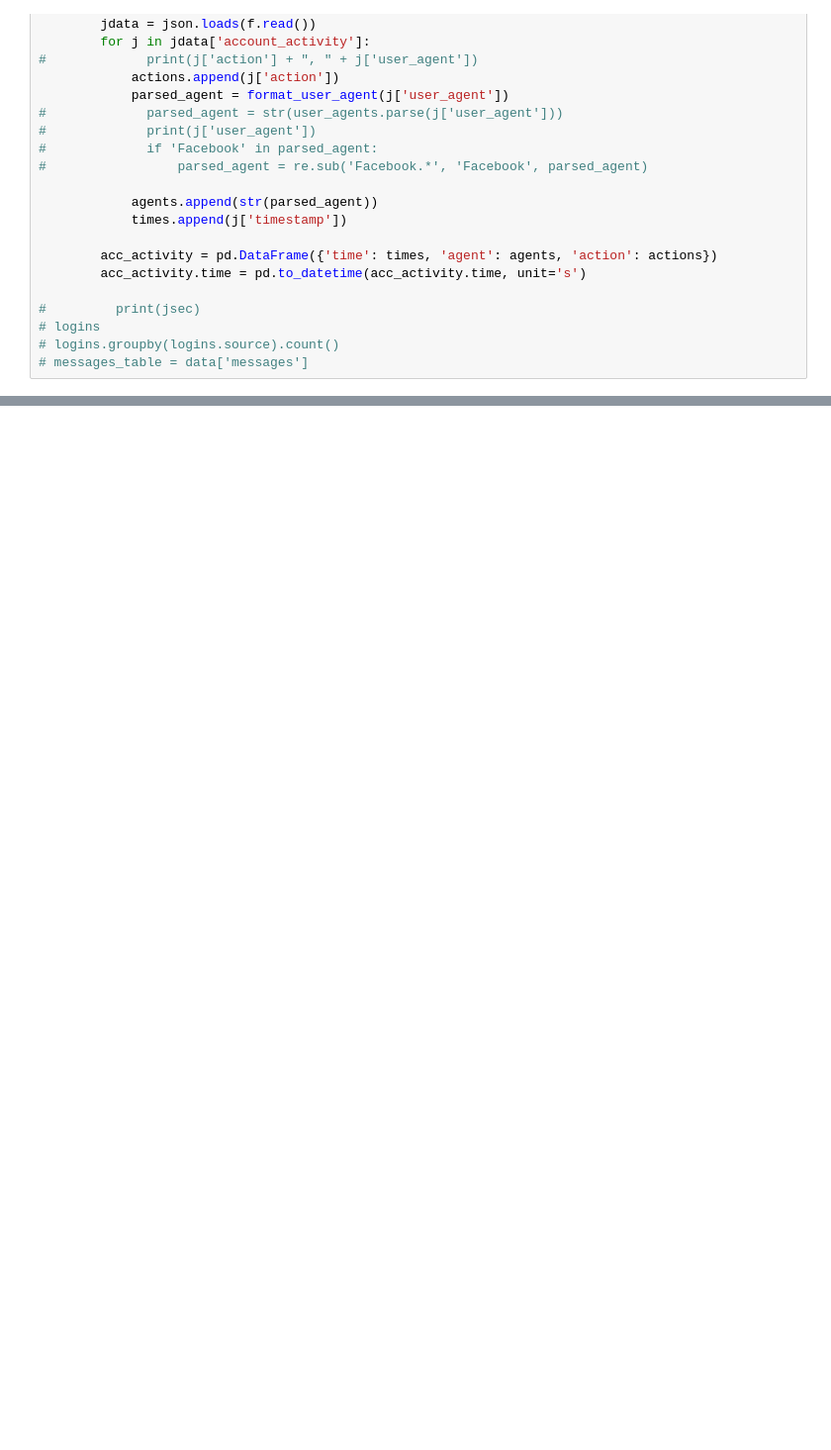
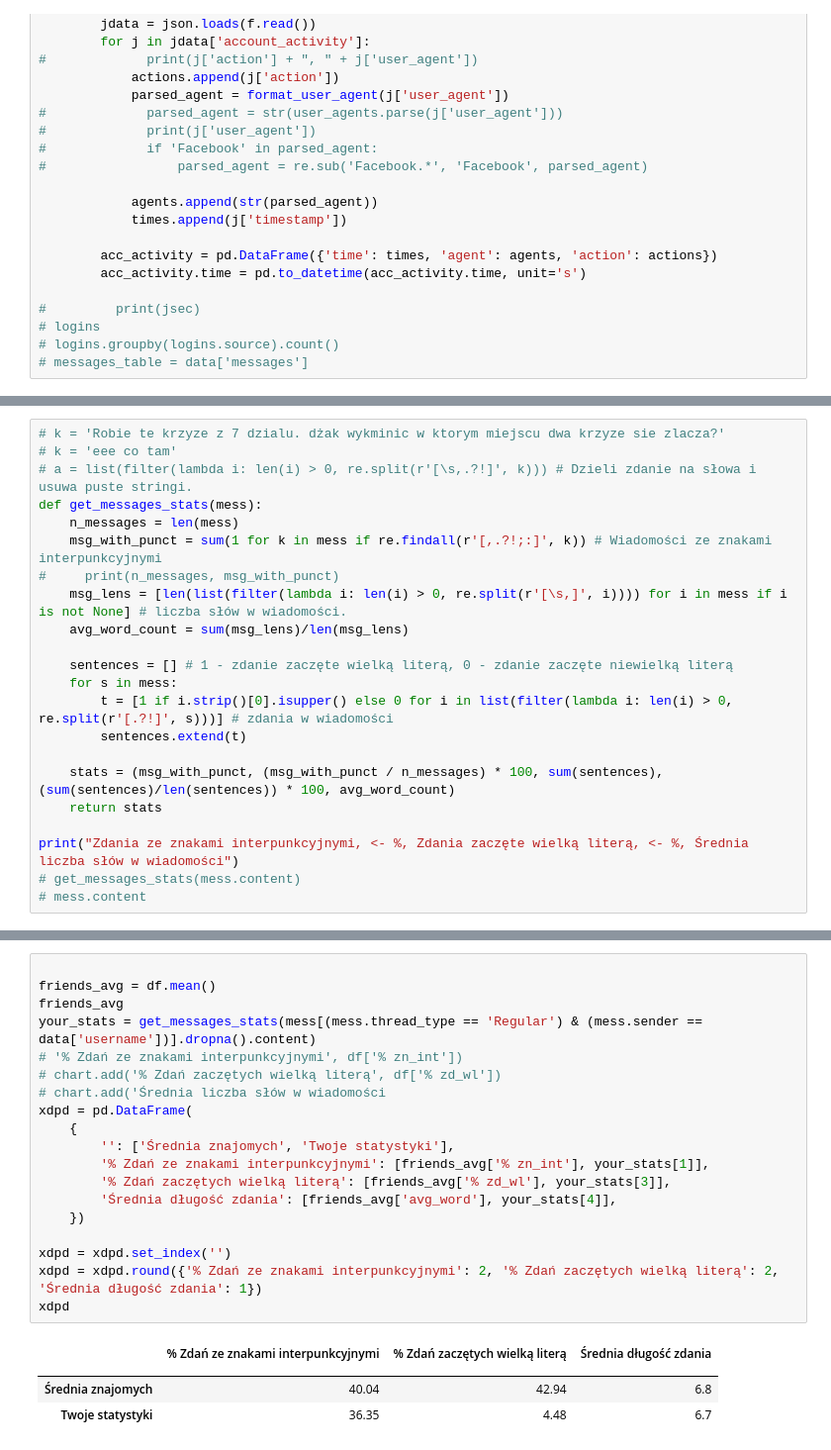
Before and after one commit to klima7/Social-Insight, a Jupyter notebook: analytics/Analytics2.ipynb, the cells around one changed output, grey strips where cells are left out. Shown at 99% size. Cells and saved outputs as stored; diff of their text form; blank space fills up the shorter version.

```diff
--- a/analytics/Analytics2.ipynb
+++ b/analytics/Analytics2.ipynb
@@ -140,0 +150,22 @@ chart
+# %%
+# k = 'Robie te krzyze z 7 dzialu. dżak wykminic w ktorym miejscu dwa krzyze sie zlacza?'
+# k = 'eee co tam'
+# a = list(filter(lambda i: len(i) > 0, re.split(r'[\s,.?!]', k))) # Dzieli zdanie na słowa i usuwa puste stringi.
+def get_messages_stats(mess):
+    n_messages = len(mess)
+    msg_with_punct = sum(1 for k in mess if re.findall(r'[,.?!;:]', k)) # Wiadomości ze znakami interpunkcyjnymi
+#     print(n_messages, msg_with_punct)
+    msg_lens = [len(list(filter(lambda i: len(i) > 0, re.split(r'[\s,]', i)))) for i in mess if i is not None] # liczba słów w wiadomości.
+    avg_word_count = sum(msg_lens)/len(msg_lens)
+
+    sentences = [] # 1 - zdanie zaczęte wielką literą, 0 - zdanie zaczęte niewielką literą
+    for s in mess:
+        t = [1 if i.strip()[0].isupper() else 0 for i in list(filter(lambda i: len(i) > 0, re.split(r'[.?!]', s)))] # zdania w wiadomości
+        sentences.extend(t)
+
+    stats = (msg_with_punct, (msg_with_punct / n_messages) * 100, sum(sentences), (sum(sentences)/len(sentences)) * 100, avg_word_count)
+    return stats
+
+print("Zdania ze znakami interpunkcyjnymi, <- %, Zdania zaczęte wielką literą, <- %, Średnia liczba słów w wiadomości")
+# get_messages_stats(mess.content)
+# mess.content
@@ -140,0 +205,24 @@ chart
+# %%
+
+friends_avg = df.mean()
+friends_avg
+your_stats = get_messages_stats(mess[(mess.thread_type == 'Regular') & (mess.sender == data['username'])].dropna().content)
+# '% Zdań ze znakami interpunkcyjnymi', df['% zn_int'])
+# chart.add('% Zdań zaczętych wielką literą', df['% zd_wl'])
+# chart.add('Średnia liczba słów w wiadomości
+xdpd = pd.DataFrame(
+    {
+        '': ['Średnia znajomych', 'Twoje statystyki'],
+        '% Zdań ze znakami interpunkcyjnymi': [friends_avg['% zn_int'], your_stats[1]],
+        '% Zdań zaczętych wielką literą': [friends_avg['% zd_wl'], your_stats[3]],
+        'Średnia długość zdania': [friends_avg['avg_word'], your_stats[4]],
+    })
+
+xdpd = xdpd.set_index('')
+xdpd = xdpd.round({'% Zdań ze znakami interpunkcyjnymi': 2, '% Zdań zaczętych wielką literą': 2, 'Średnia długość zdania': 1})
+xdpd
+# %% [output]
+|  | % Zdań ze znakami interpunkcyjnymi | % Zdań zaczętych wielką literą | Średnia długość zdania |
+|  |  |  |  |
+| Średnia znajomych | 40.04 | 42.94 | 6.8 |
+| Twoje statystyki | 36.35 | 4.48 | 6.7 |
```
Also changed, not shown: parts of 5 cells of this notebook, 1 other file.
